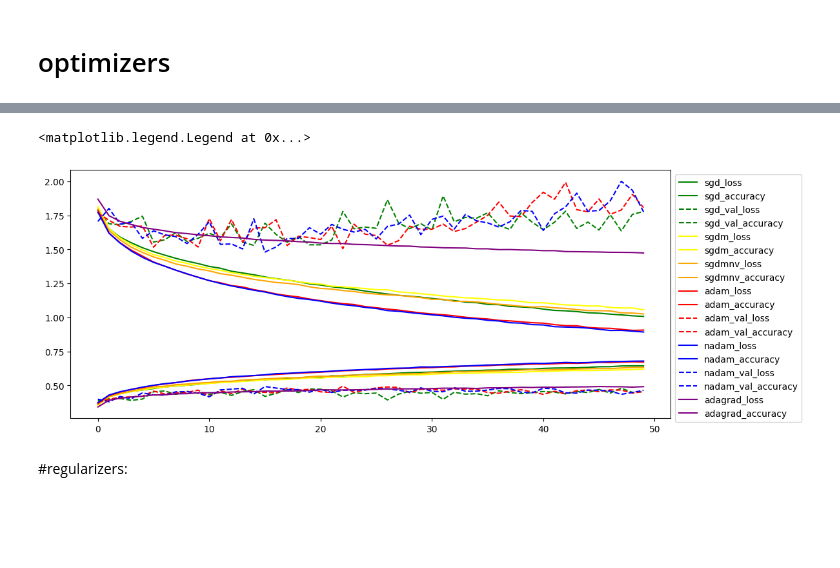
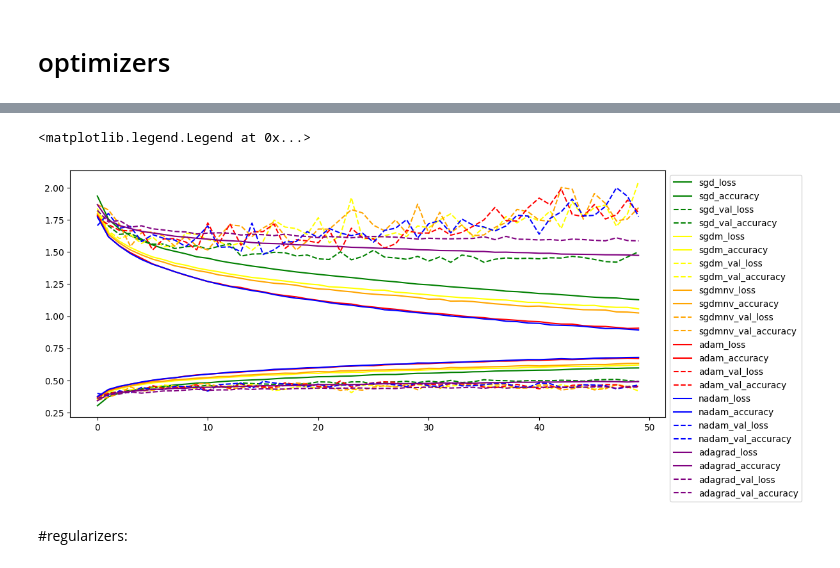
Before and after one commit to souzaneh/Deep-Neural-Network--Activation-Functions--Optimizers---Regularization-Comparison, a Jupyter notebook: codes.ipynb, the cells around one changed output, grey strips where cells are left out. Drawn from its saved outputs; the diff is of its cells as text; code cells hidden in the pictures; blank space fills up the shorter version.

```diff
--- a/main_cods.ipynb
+++ b/codes.ipynb
@@ -432,6 +434,13 @@ history_path = "/content/drive/My Drive/Folder_ch3_exe3/SL_model_history.pkl"
 # load the dictionary as a pickle file
 with open(history_path, 'rb') as pickle_file:
  SL_model_history = pickle.load(pickle_file)
+# %%
+# loss and accuracy are saved in  : SL_model_history
+import pickle
+pickle_path =  "/content/drive/MyDrive/Folder_ch3_exe3/sgdmnv_model_history.pkl"#  "/content/drive/My Drive/Folder_ch3_exe3/SL_model_history.pkl"
+
+with open(pickle_path,'rb')as file:
+   sgdmnv_model_history = pickle.load(file)
 # %%
 nadam_model_history
 adagrad_model_history
@@ -460,32 +469,39 @@ adam_model_history
 # %%
 fig,ax = plt.subplots(figsize=(12,5))
 ax.plot(SL_model_history['loss'], label='sgd_loss',color='green')
 ax.plot(SL_model_history['accuracy'], label='sgd_accuracy',color='green')
 ax.plot(SL_model_history['val_loss'], label='sgd_val_loss',color='green',linestyle='--')
 ax.plot(SL_model_history['val_accuracy'], label='sgd_val_accuracy',color='green',linestyle='--')
 
 ax.plot(sgdm_model_history['loss'], label='sgdm_loss',color='yellow')
 ax.plot(sgdm_model_history['accuracy'], label='sgdm_accuracy',color='yellow')
+ax.plot(sgdm_model_history['val_loss'], label='sgdm_val_loss',color='yellow',linestyle='--')
+ax.plot(sgdm_model_history['val_accuracy'], label='sgdm_val_accuracy',color='yellow',linestyle='--')
 
 ax.plot(sgdmnv_model_history['loss'], label='sgdmnv_loss',color='orange')
 ax.plot(sgdmnv_model_history['accuracy'], label='sgdmnv_accuracy',color='orange')
+ax.plot(sgdmnv_model_history['val_loss'], label='sgdmnv_val_loss',color='orange',linestyle='--')
+ax.plot(sgdmnv_model_history['val_accuracy'], label='sgdmnv_val_accuracy',color='orange',linestyle='--')
 
 ax.plot(adam_model_history['loss'], label='adam_loss',color='red')
 ax.plot(adam_model_history['accuracy'], label='adam_accuracy',color='red')
 ax.plot(adam_model_history['val_loss'], label='adam_val_loss',color='red',linestyle='--')
 ax.plot(adam_model_history['val_accuracy'], label='adam_val_accuracy',color='red',linestyle='--')
 
 ax.plot(nadam_model_history['loss'], label='nadam_loss',color='blue')
 ax.plot(nadam_model_history['accuracy'], label='nadam_accuracy',color='blue')
 ax.plot(nadam_model_history['val_loss'], label='nadam_val_loss',color='blue', linestyle='--')
 ax.plot(nadam_model_history['val_accuracy'], label='nadam_val_accuracy',color='blue', linestyle='--')
 
 ax.plot(adagrad_model_history['loss'], label='adagrad_loss',color='purple')
 ax.plot(adagrad_model_history['accuracy'], label='adagrad_accuracy',color='purple')
+ax.plot(adagrad_model_history['val_loss'], label='adagrad_val_loss',color='purple', linestyle='--')
+ax.plot(adagrad_model_history['val_accuracy'], label='adagrad_val_accuracy',color='purple', linestyle='--')
+
 ax.legend(loc='upper left', bbox_to_anchor=(1, 1))
 # %% [output]
 <matplotlib.legend.Legend at 0x...>
-[figure, old version]
+[figure, new version]
 # %% [markdown]
 #regularizers:
 # %%
```
Also changed, not shown: parts of 4 cells of this notebook, 1 other file.
